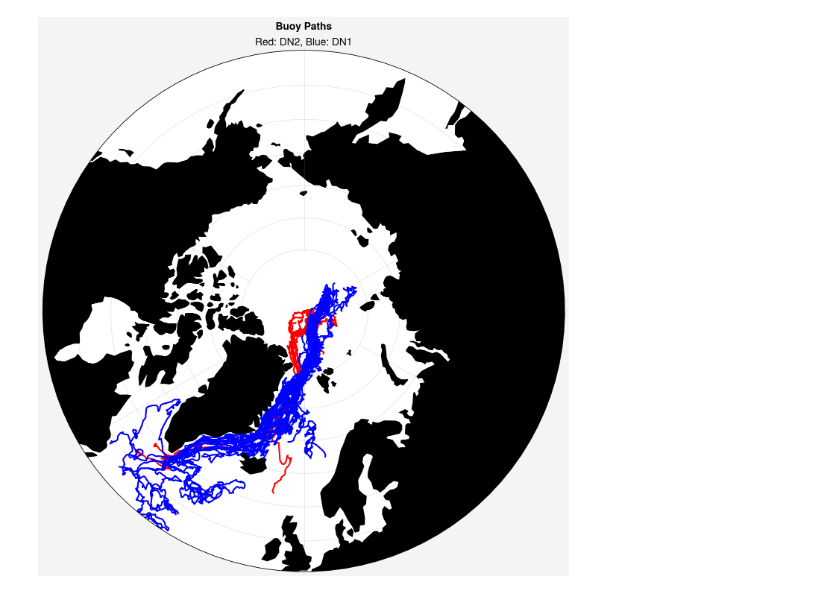
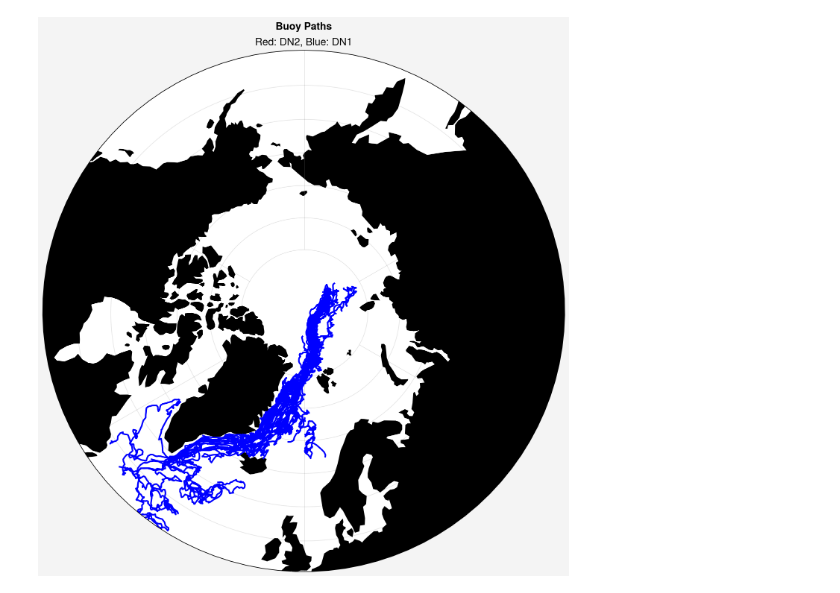
Before and after one commit to awang343/uncertainty-quantification-sea-ice, a Jupyter notebook: notebooks/Sea Ice Concentration.ipynb, the cells around one changed output. Cells and saved outputs as stored; diff of their text form; code cells hidden in the pictures.

```diff
--- a/notebooks/Sea Ice Concentration.ipynb
+++ b/notebooks/Sea Ice Concentration.ipynb
@@ -10,19 +28,21 @@ from helpers import *
 # %%
 # Pole-centered map projections
 
 fig, axs = pplt.subplots(ncols=1, refwidth=7, proj=('npstere'))
 fig.format(suptitle='Buoy Paths')
 axs.format(land=True)
 
 dn1 = os.listdir("../data/daily_stations/mosaic_dn1")
 dn2 = os.listdir("../data/daily_stations/mosaic_dn2")
 
 axs[0].format(boundinglat=50, title='Red: DN2, Blue: DN1')
 
 # Plot dn2 buoys in red, dn1 buoys in blue
-for station in [i[:-4] for i in dn2]:
-    axs[0].plot(station_data(station)['longitude'], station_data(station)['latitude'], color="red")
+
+
+#for station in [i[:-4] for i in dn2]:
+#    axs[0].plot(station_data(station)['longitude'], station_data(station)['latitude'], color="red")
 for station in [i[:-4] for i in dn1]:
     axs[0].plot(station_data(station)['longitude'], station_data(station)['latitude'], color="blue")
 # %% [output]
-[figure, old version]
+[figure, new version]
```
Also changed, not shown: parts of 1 cell of this notebook, 4 other files.
